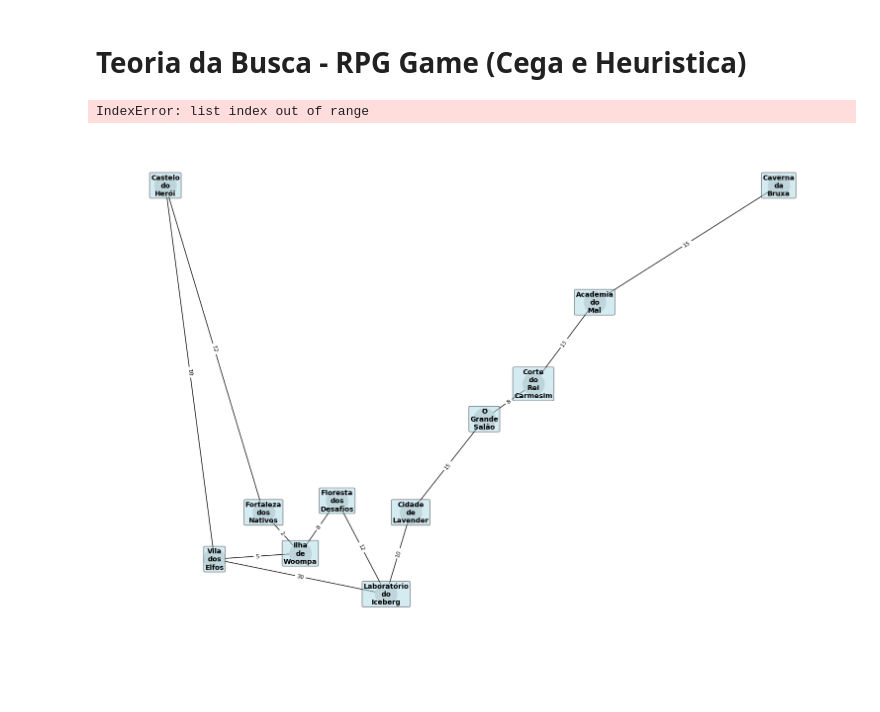
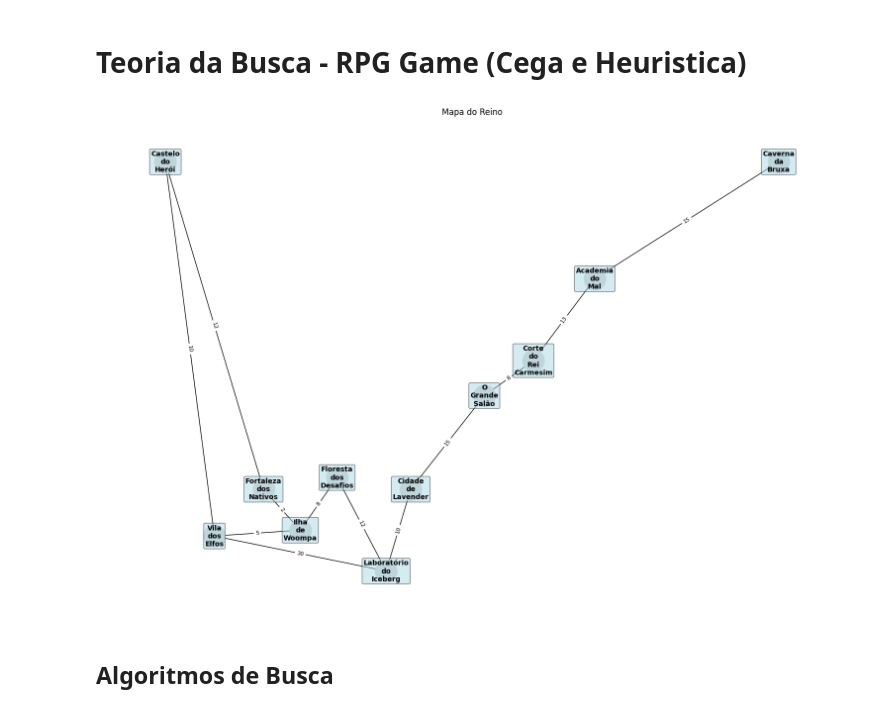
Before and after one commit to JoaoVictorCRP/inteligencia-artifical-ads6, a Jupyter notebook: grafos/Modulo03.ipynb, the cells around one changed output. Saved outputs shown, nothing was run; the diff lists cells and outputs as text; code cells hidden in the pictures; blank space fills up the shorter version.

```diff
--- a/grafos/Modulo03.ipynb
+++ b/grafos/Modulo03.ipynb
@@ -51,7 +51,7 @@ G_game.add_edge('Academia do Mal', 'Caverna da Bruxa', weight=15)
 for local, pos in locais.items():
     G_game.nodes[local]['pos'] = pos
 # %%
-# Função para plotar o mapa
+# Função para plotar o mapa (corrigida para lidar com caminhos vazios ou de um nó)
 def plot_map(grafo, caminho_encontrado, titulo='Mapa do Reino'):
     pos = nx.get_node_attributes(grafo, 'pos')
     pesos = nx.get_edge_attributes(grafo, 'weight')
@@ -76,69 +76,71 @@ def plot_map(grafo, caminho_encontrado, titulo='Mapa do Reino'):
     )
     nx.draw_networkx_edge_labels(grafo, pos, edge_labels=pesos, font_size=8, label_pos=0.5)
 
-    if caminho_encontrado:
-        caminho_arestas = list(zip(caminho_encontrado, caminho_encontrado[1:]))
+    if caminho_encontrado and len(caminho_encontrado) > 0:
+        # Destacar início e objetivo
         nx.draw_networkx_nodes(
             grafo,
             pos,
-            nodelist=[caminho_arestas[0]],
+            nodelist=[caminho_encontrado[0]],
             node_color='green',
-            node_size=500,
-            label='Inicio'
+            node_size=700,
+            label='Início'
         )
-
-        nx.draw_networkx_nodes(
-            grafo,
-            pos,
-            nodelist=[caminho_arestas[-1]],
-            node_color='purple',
-            node_size=500,
-            label='Objetivo'
-        )
-
+        if len(caminho_encontrado) > 1:
+            nx.draw_networkx_nodes(
+                grafo,
+                pos,
+                nodelist=[caminho_encontrado[-1]],
+                node_color='purple',
+                node_size=700,
+                label='Objetivo'
+            )
+        # Destacar caminho
         nx.draw_networkx_nodes(
             grafo,
             pos,
             nodelist=caminho_encontrado,
             node_color='red',
             node_size=500,
             label='Caminho'
         )
-
-        nx.draw_networkx_edges(
-            grafo,
-            pos,
-            nodelist=caminho_encontrado,
-            edge_color='red',
-            node_size=500,
-            width=3
-        )
-
+        # Destacar arestas do caminho
+        if len(caminho_encontrado) > 1:
+            caminho_arestas = list(zip(caminho_encontrado, caminho_encontrado[1:]))
+            nx.draw_networkx_edges(
+                grafo,
+                pos,
+                edgelist=caminho_arestas,
+                edge_color='red',
+                width=3
+            )
+        # Texto para início e objetivo
         plt.text(
             pos[caminho_encontrado[0]][0],
             pos[caminho_encontrado[0]][1] + 30,
-            'Inicio',
+            'Início',
             fontsize=12,
             ha='center',
             va='center',
             color='green'
         )
-
-        plt.text(
-            pos[caminho_encontrado[0]][0],
-            pos[caminho_encontrado[0]][1] + 30,
-            'Objetivo',
-            fontsize=12,
-            ha='center',
-            va='center',
-            color='purple'
-        )
+        if len(caminho_encontrado) > 1:
+            plt.text(
+                pos[caminho_encontrado[-1]][0],
+                pos[caminho_encontrado[-1]][1] + 30,
+                'Objetivo',
+                fontsize=12,
+                ha='center',
+                va='center',
+                color='purple'
+            )
 
     plt.title(titulo)
     plt.axis('off')
     plt.show()
 
 plot_map(G_game, [])
 # %% [output]
-IndexError: list index out of range
-[figure, old version]
+[figure, new version]
+# %% [markdown]
+## Algoritmos de Busca
```
Also changed, not shown: parts of 3 cells of this notebook.
